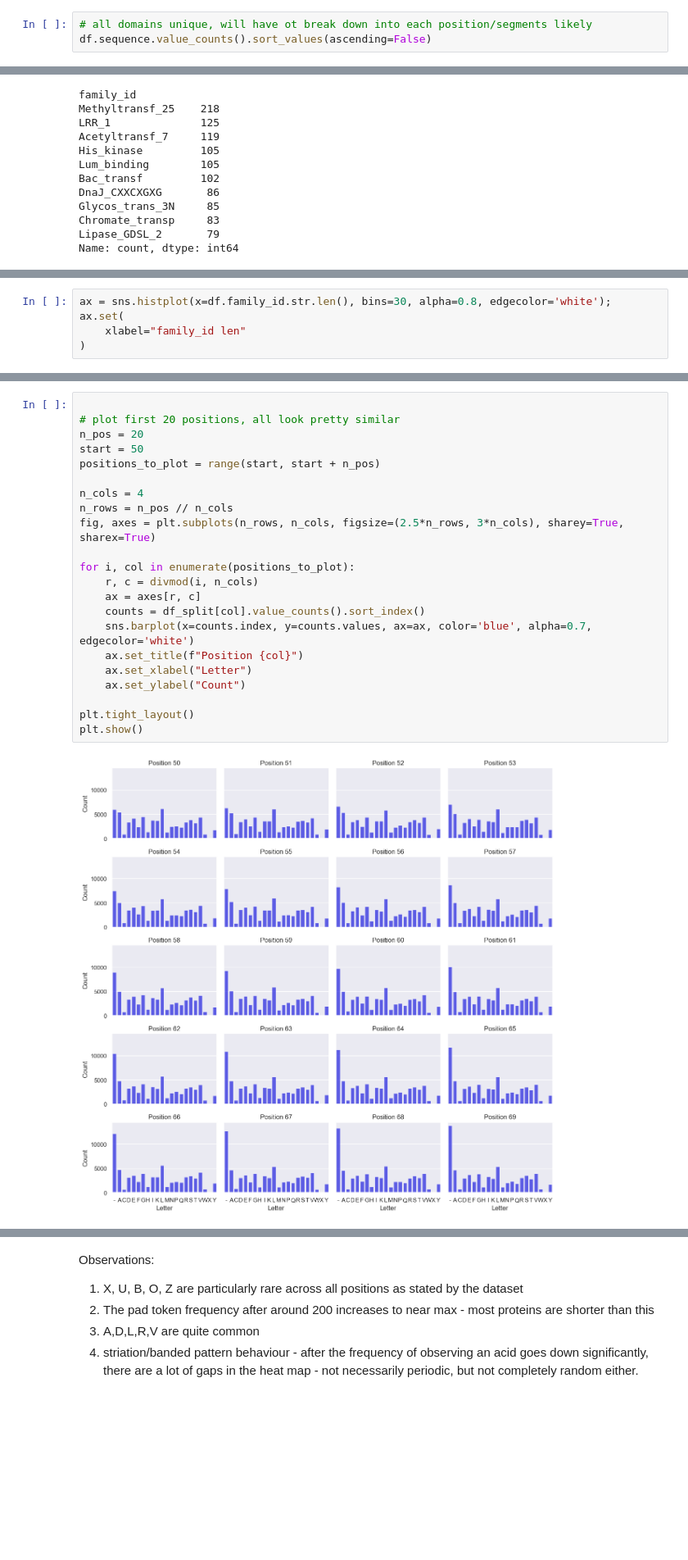
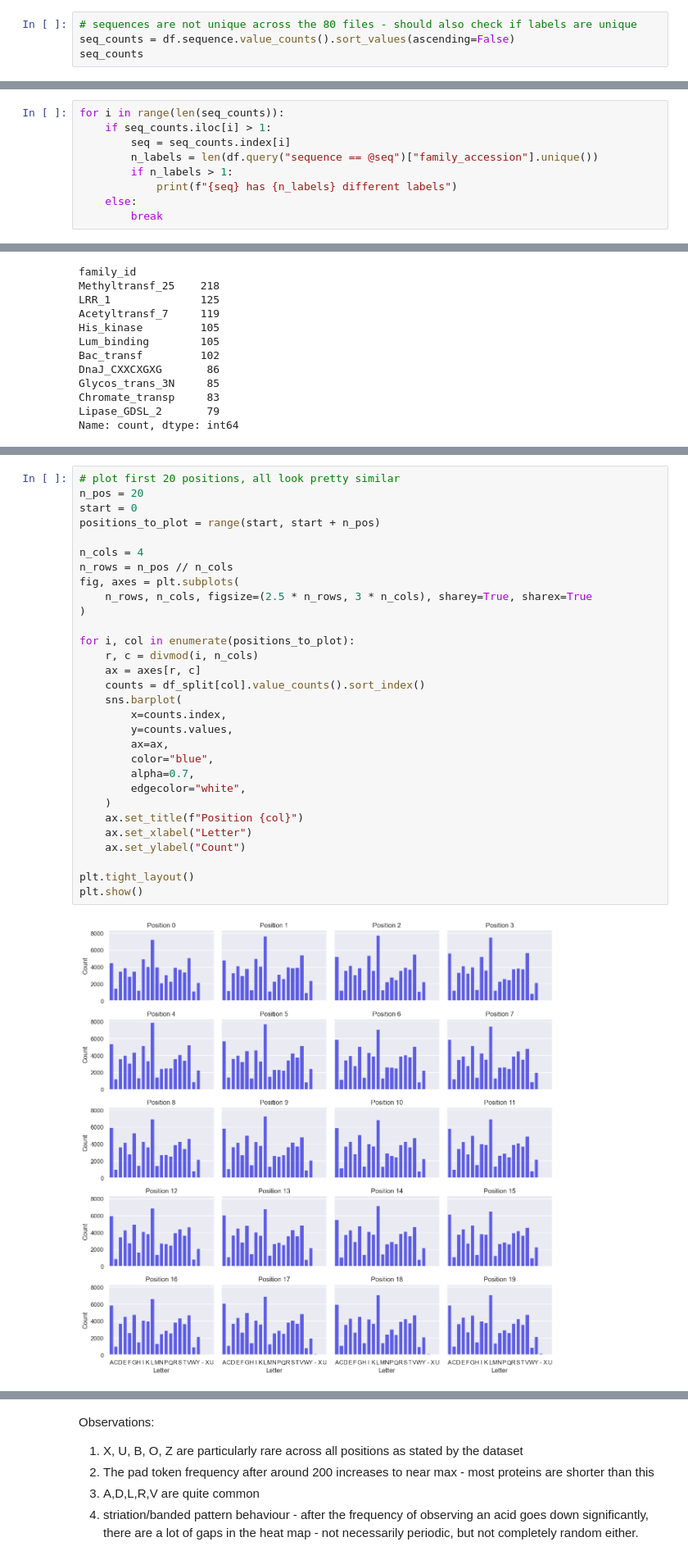
Before and after one commit to BrownianNotion/PFam-Annotation, a Jupyter notebook: eda.ipynb, the cells around one changed output, grey strips where cells are left out. Shown: that part at 82% size. Cells and saved outputs as stored; diff of their text form; blank space fills up the shorter version.

Commit message:
Add precommit, extra labels parts

```diff
--- a/eda.ipynb
+++ b/eda.ipynb
@@ -47,8 +48,9 @@ Data columns (total 5 columns):
 dtypes: object(5)
 memory usage: 3.1+ MB
 # %%
-# all domains unique, will have ot break down into each position/segments likely
-df.sequence.value_counts().sort_values(ascending=False)
+# sequences are not unique across the 80 files - should also check if labels are unique
+seq_counts = df.sequence.value_counts().sort_values(ascending=False)
+seq_counts
 # %% [output]
 sequence
 GLYHLTSDSSPAVCISTDAPLLIHNRLGHPSLSKFQKMVPRFSTLSSLPCESCQLGKH                                                                                                                                               ...
@@ -63,5 +65,14 @@ STMQSLEIIKTLQNQKKGTILDCLDKTLTSSGSRLLYSRIQSPSLNINEINNRLNLIEFFYENLDITKEIRKLLVRCLDL
 AEHQVAALYQRGGGRIAAERWRGRYGGEIDLIAREGDKVIFIEVKKADTHARAVERISRKQLERICLSAEEFVAARADCANLDMRFDVALV                                                                                                              ...
 KTPPAPVLIKKALGLQSGSAVPNKTKVGKLTKDQVREIATKKMPDLNAASLEAAMKTIEGTARSMGVEI                                                                                                                                    ...
 Name: count, Length: 67887, dtype: int64
+# %%
+for i in range(len(seq_counts)):
+    if seq_counts.iloc[i] > 1:
+        seq = seq_counts.index[i]
+        n_labels = len(df.query("sequence == @seq")["family_accession"].unique())
+        if n_labels > 1:
+            print(f"{seq} has {n_labels} different labels")
+    else:
+        break
 # %%
 # sequences of different lengths, longest is almost 2000 tokens, could be problematic context window
@@ -106,5 +96,0 @@ Name: count, dtype: int64
-# %%
-ax = sns.histplot(x=df.family_id.str.len(), bins=30, alpha=0.8, edgecolor='white');
-ax.set(
-    xlabel="family_id len"
-)
@@ -134,27 +118,35 @@ df_split
 | 13374 | K | T | P | P | A | P | V | L | I | K | ... | ... |
 67892 rows × 1948 columns
 # %%
-
 # plot first 20 positions, all look pretty similar
 n_pos = 20
-start = 50
+start = 0
 positions_to_plot = range(start, start + n_pos)
 
 n_cols = 4
 n_rows = n_pos // n_cols
-fig, axes = plt.subplots(n_rows, n_cols, figsize=(2.5*n_rows, 3*n_cols), sharey=True, sharex=True)
+fig, axes = plt.subplots(
+    n_rows, n_cols, figsize=(2.5 * n_rows, 3 * n_cols), sharey=True, sharex=True
+)
 
 for i, col in enumerate(positions_to_plot):
     r, c = divmod(i, n_cols)
     ax = axes[r, c]
     counts = df_split[col].value_counts().sort_index()
-    sns.barplot(x=counts.index, y=counts.values, ax=ax, color='blue', alpha=0.7, edgecolor='white')
+    sns.barplot(
+        x=counts.index,
+        y=counts.values,
+        ax=ax,
+        color="blue",
+        alpha=0.7,
+        edgecolor="white",
+    )
     ax.set_title(f"Position {col}")
     ax.set_xlabel("Letter")
     ax.set_ylabel("Count")
 
 plt.tight_layout()
 plt.show()
 # %% [output]
-[figure, old version]
+[figure, new version]
 # %%
```
Also changed, not shown: parts of 20 cells of this notebook, 2 other files.
